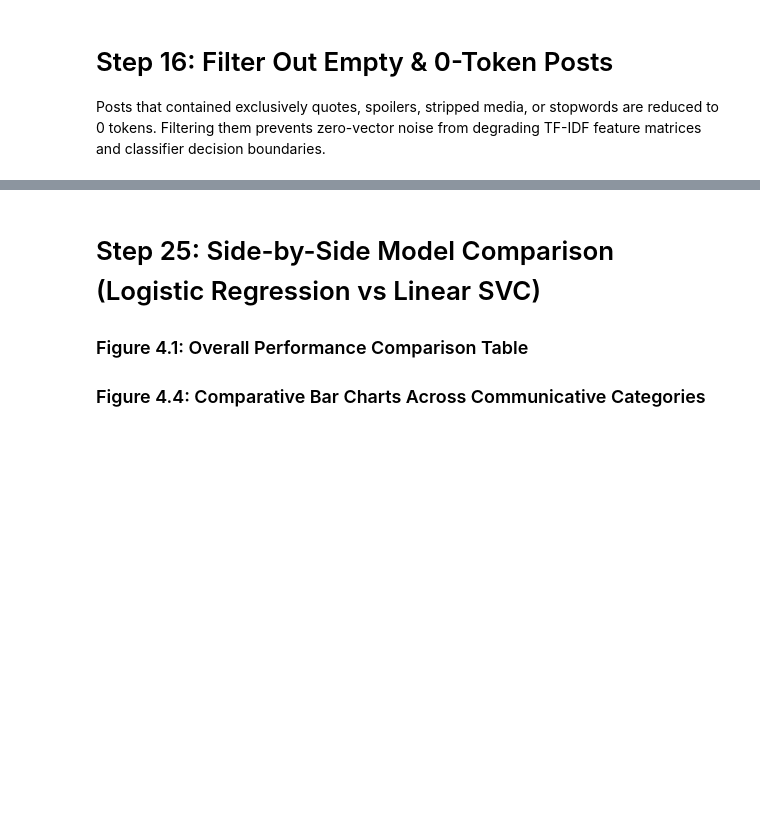
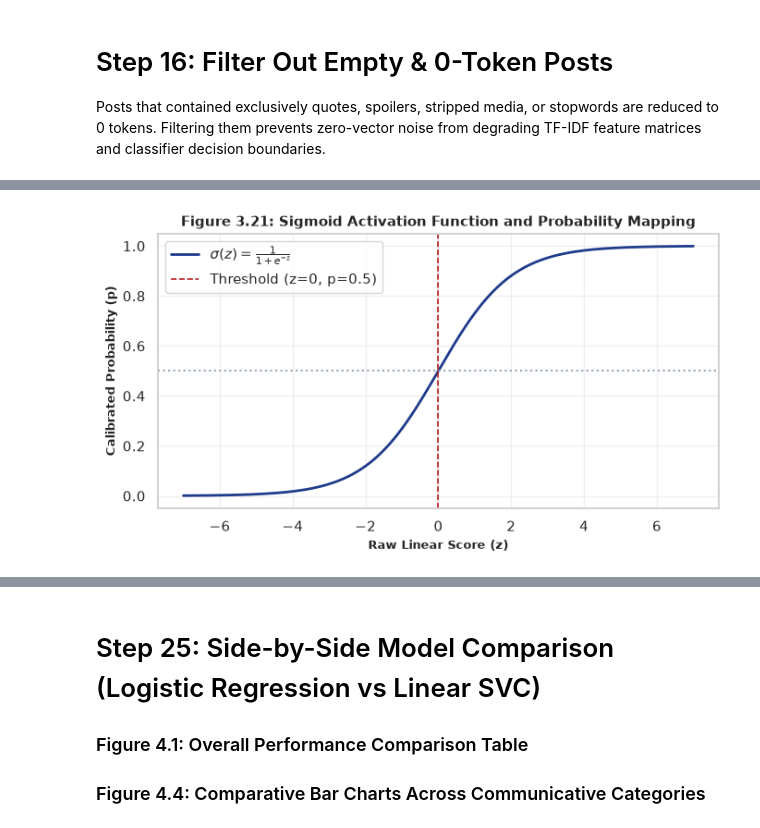
Before and after one commit to wjnotl/online-forum-communicative-intent-classification, a Jupyter notebook: figure_purpose.ipynb, the cells around one changed output, grey strips where cells are left out. Saved outputs shown, nothing was run; the diff lists cells and outputs as text; code cells hidden in the pictures; blank space fills up the shorter version.

```diff
--- a/figure_purpose.ipynb
+++ b/figure_purpose.ipynb
@@ -1309,0 +1244,86 @@ plot_linear_svc_confusion_matrices(y_test, y_pred_svc, target_cols)
+# %%
+# Feature Coefficients (with vulgar terms masked)
+top_words_lr = {}
+bottom_words_lr = {}
+
+for i, label in enumerate(target_cols):
+    coefs = lr_model.estimators_[i].coef_[0]
+    top_indices = np.argsort(coefs)[-15:][::-1]
+    bottom_indices = np.argsort(coefs)[:15]
+    top_words_lr[label] = [mask_unpleasant_words(f"{feature_names[idx]} ({coefs[idx]:.2f})") for idx in top_indices]
+    bottom_words_lr[label] = [mask_unpleasant_words(f"{feature_names[idx]} ({coefs[idx]:.2f})") for idx in bottom_indices]
+
+df_top_words_lr = pd.DataFrame(top_words_lr)
+printmd("#### Figure 4.6: Top 15 Predictive Features per Category (Logistic Regression) (vulgar terms masked)")
+display(df_top_words_lr)
+
+# Decision Boundary Equations (Showing top 3 positive terms + ... + top 2 negative terms)
+def display_decision_boundary_equations_lr(models, feature_names, target_cols):
+    printmd("#### Figure 4.8: Learned Decision Boundary Equations (Logistic Regression) (vulgar terms masked)")
+    for i, label in enumerate(target_cols):
+        est = models[i] if isinstance(models, list) else (models.estimators_[i] if hasattr(models, 'estimators_') else models)
+        coefs = est.coef_[0]
+        intercept = est.intercept_[0]
+        top_3_pos = np.argsort(coefs)[-3:][::-1]
+        top_2_neg = np.argsort(coefs)[:2][::-1]
+        pos_terms = " + ".join([f"({coefs[idx]:.2f} * {mask_unpleasant_words(feature_names[idx])})" for idx in top_3_pos])
+        neg_terms = " + ".join([f"({coefs[idx]:.2f} * {mask_unpleasant_words(feature_names[idx])})" for idx in top_2_neg])
+        print(f"[{label:<11}] z = {intercept:.2f} + {pos_terms} + ... + {neg_terms}")
+
+display_decision_boundary_equations_lr(lr_models, feature_names, target_cols)
+
+# Sigmoid 1D Curve
+z_vals = np.linspace(-7, 7, 250)
+sig_vals = 1 / (1 + np.exp(-z_vals))
+
+plt.figure(figsize=(7, 4))
+plt.plot(z_vals, sig_vals, color='#1e3a8a', lw=2, label=r'$\sigma(z) = \frac{1}{1 + e^{-z}}$')
+plt.axvline(0, color='#b91c1c', linestyle='--', lw=1.2, label='Threshold (z=0, p=0.5)')
+plt.axhline(0.5, color='#94a3b8', linestyle=':')
+plt.title("Figure 3.21: Sigmoid Activation Function and Probability Mapping", fontsize=11, fontweight='bold')
+plt.xlabel("Raw Linear Score (z)", fontsize=9.5, fontweight='bold')
+plt.ylabel("Calibrated Probability (p)", fontsize=9.5, fontweight='bold')
+plt.legend(frameon=True)
+plt.grid(True, alpha=0.3)
+plt.tight_layout()
+plt.show()
+
+# 6-Category Probability Distribution Curves
+def plot_sigmoid_probability_curves(models, X_test, target_cols):
+    fig, axes = plt.subplots(2, 3, figsize=(16, 9))
+    axes = axes.flatten()
+    sample_indices = np.random.RandomState(42).choice(X_test.shape[0], size=min(300, X_test.shape[0]), replace=False)
+    X_sample = X_test[sample_indices]
+    y_test_sample = y_test.iloc[sample_indices]
+
+    for i, col in enumerate(target_cols):
+        est = models[i] if isinstance(models, list) else (models.estimators_[i] if hasattr(models, 'estimators_') else models)
+        coefs = est.coef_[0]
+        intercept = est.intercept_[0]
+        z_scores = X_sample.dot(coefs) + intercept
+        probs = 1 / (1 + np.exp(-z_scores))
+        z_curve = np.linspace(-6, 6, 200)
+        p_curve = 1 / (1 + np.exp(-z_curve))
+
+        axes[i].plot(z_curve, p_curve, color='#1976d2', linewidth=2.5, label=r'$\sigma(z)$')
+        axes[i].axvline(0, color='gray', linestyle=':', label='Threshold (z=0)')
+        axes[i].axhline(0.5, color='gray', linestyle=':')
+
+        true_labels = y_test_sample[col].values
+        axes[i].scatter(z_scores[true_labels == 1], probs[true_labels == 1], color='#388e3c', alpha=0.6, s=25, label='Actual Positive (1)')
+        axes[i].scatter(z_scores[true_labels == 0], probs[true_labels == 0], color='#d32f2f', alpha=0.4, s=25, label='Actual Negative (0)')
+
+        axes[i].set_title(f"Sigmoid Curve: {col}", fontsize=12, fontweight='bold')
+        axes[i].set_xlabel("Linear Decision Score ($z$)", fontsize=9.5, fontweight='bold')
+        axes[i].set_ylabel(r"$P(Y=1|x)$", fontsize=9.5, fontweight='bold')
+        axes[i].set_xlim(-6, 6)
+        axes[i].set_ylim(-0.05, 1.05)
+        axes[i].legend(loc='lower right', fontsize=8)
+        axes[i].grid(True, linestyle='--', alpha=0.4)
+
+    plt.tight_layout()
+    plt.show()
+
+printmd("#### Figure 4.5: Calibrated Sigmoid Probability Curves Across All Six Categories")
+plot_sigmoid_probability_curves(lr_models, X_test_tfidf, target_cols)
+# %% [output]
@@ -1309,0 +1354 @@ plot_linear_svc_confusion_matrices(y_test, y_pred_svc, target_cols)
+[figure, added]
```
Also changed, not shown: parts of 129 cells of this notebook, 1 other file.
